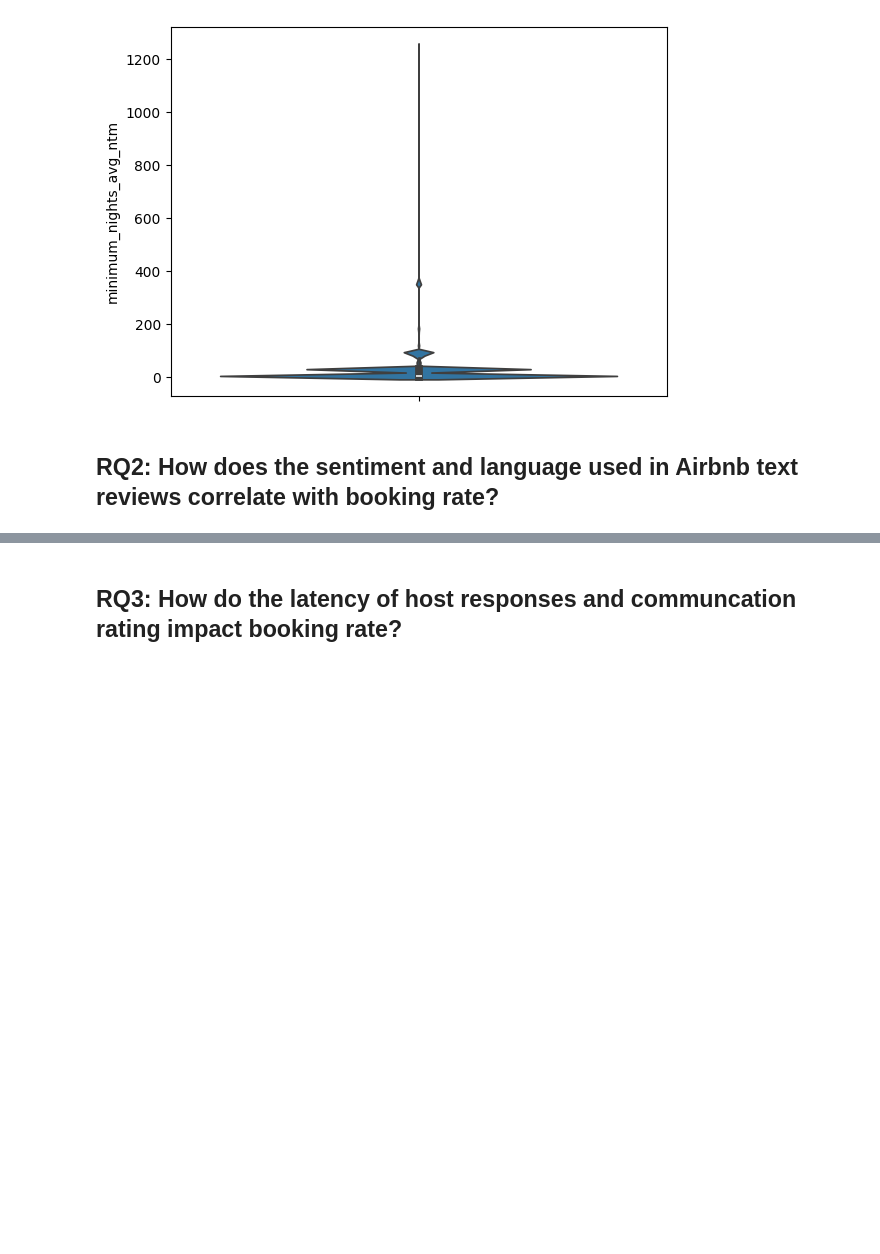
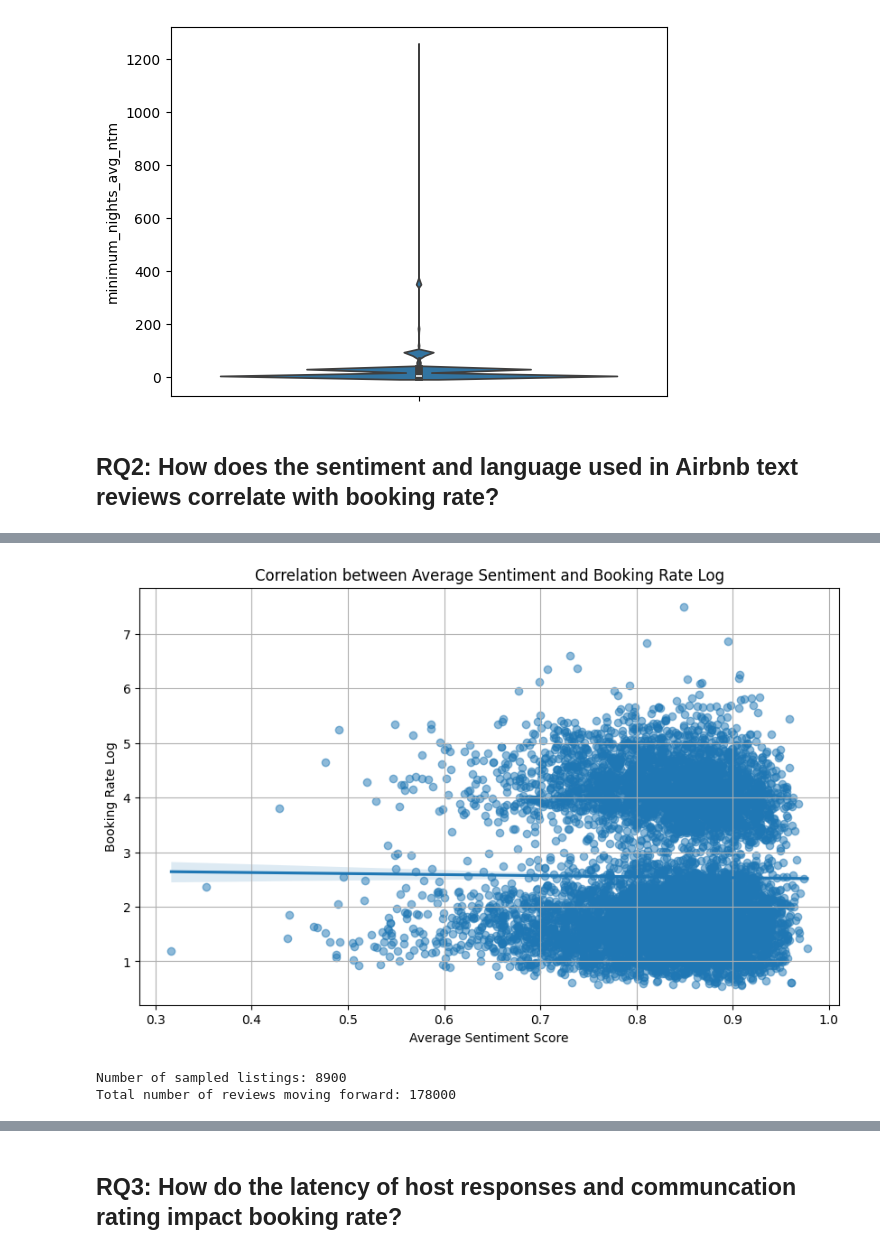
Before and after one commit to Hackyeahh/CISC-351-Group-10, a Jupyter notebook: data-processing.ipynb, the cells around one changed output, grey strips where cells are left out. Saved outputs shown, nothing was run; the diff lists cells and outputs as text; code cells hidden in the pictures; blank space fills up the shorter version.

```diff
--- a/data-processing.ipynb
+++ b/data-processing.ipynb
@@ -368,0 +519,23 @@ independent_vars = [
+# %%
+# Scatter plot with regression line
+plt.figure(figsize=(10, 6))
+sns.regplot(x='average_sentiment', y='BOOKING_RATE_LOG', data=listings_with_sentiment, scatter_kws={'alpha':0.5})
+plt.title('Correlation between Average Sentiment and Booking Rate Log')
+plt.xlabel('Average Sentiment Score')
+plt.ylabel('Booking Rate Log')
+plt.grid(True)
+plt.show()
+# %% [output]
+[figure, added]
+# %%
+# After sampling the listing IDs
+print(f"Number of sampled listings: {len(random_sample_listings)}")
+
+# Apply the function to each group of listing reviews
+sampled_reviews = reviews_for_sampled_listings.groupby('listing_id').apply(sample_20_reviews).reset_index(drop=True)
+
+# Print the number of reviews that will be used moving forward
+print(f"Total number of reviews moving forward: {len(sampled_reviews)}")
+# %% [output]
+Number of sampled listings: 8900
+Total number of reviews moving forward: 178000
```
Also changed, not shown: parts of 7 cells of this notebook, 1 other file.
